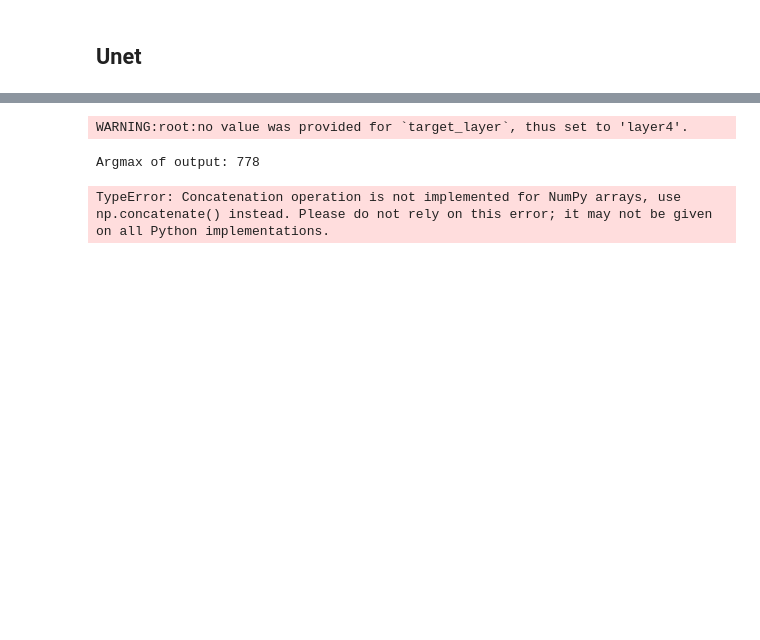
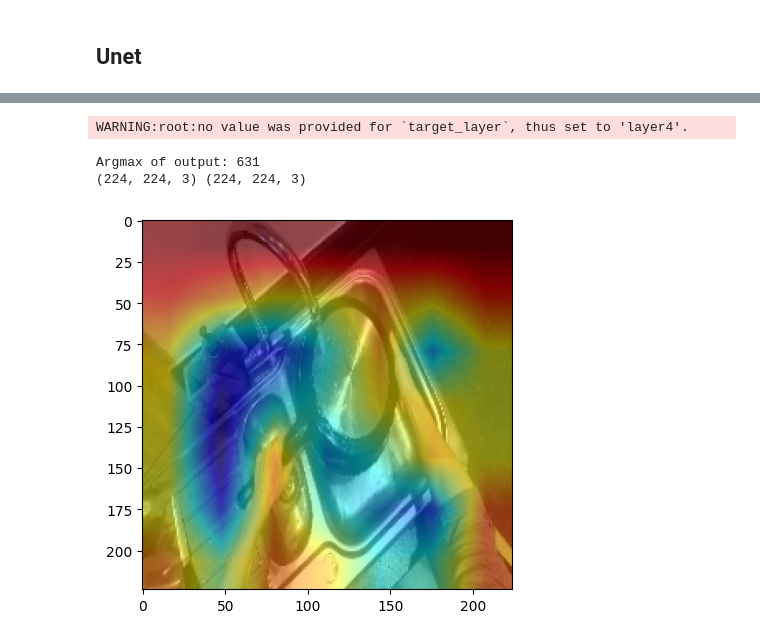
Before and after one commit to pasca-l/hands-and-objects, a Jupyter notebook: objectness_classification/models/model_analysis.ipynb, the cells around one changed output, grey strips where cells are left out. Drawn from its saved outputs; the diff is of its cells as text; code cells hidden in the pictures; blank space fills up the shorter version.

```diff
--- a/objectness_classification/models/model_analysis.ipynb
+++ b/objectness_classification/models/model_analysis.ipynb
@@ -120,35 +130,36 @@ model.eval()
 cam_extractor = GradCAM(model)
 
 out = model(egohos_frames.float().permute(0,3,1,2))
 class_idx = out.squeeze(0).argmax().item()
 print(
     f"Argmax of output: {out.squeeze(0).argmax().item()}"
 )
 cams = cam_extractor(class_idx, out)
 for i, cam in enumerate(cams):
     map = cam.squeeze(0).numpy()
 
     map_min = np.min(map)
     map_max = np.max(map)
     map = (map - map_min)/(map_max - map_min)
 
     map = cv2.resize(map, (224,224))
     map = (map*255).astype(np.uint8)
 
     heatmap = cv2.applyColorMap(map, cv2.COLORMAP_JET)
-    output = heatmap * 0.5 + egohos_frames[0] * 0.5
+    print(heatmap.shape, egohos_frames[0].detach().numpy().shape)
+    output = heatmap * 0.5 + egohos_frames[0].detach().numpy() * 0.5
 
 fig = plt.figure()
 
 fig.add_subplot(1, 1, 1)
-plt.imshow(output)
-plt.gray()
+plt.imshow(output.astype(np.uint8))
 
 plt.show()
 
 plt.clf()
 plt.close()
 # %% [output]
 WARNING:root:no value was provided for `target_layer`, thus set to 'layer4'.
-Argmax of output: 778
+Argmax of output: 631
+(224, 224, 3) (224, 224, 3)
-TypeError: Concatenation operation is not implemented for NumPy arrays, use np.concatenate() instead. Please do not rely on this error; it may not be given on all Python implementations.
+[figure, added]
```
Also changed, not shown: parts of 4 cells of this notebook, 3 other files.
